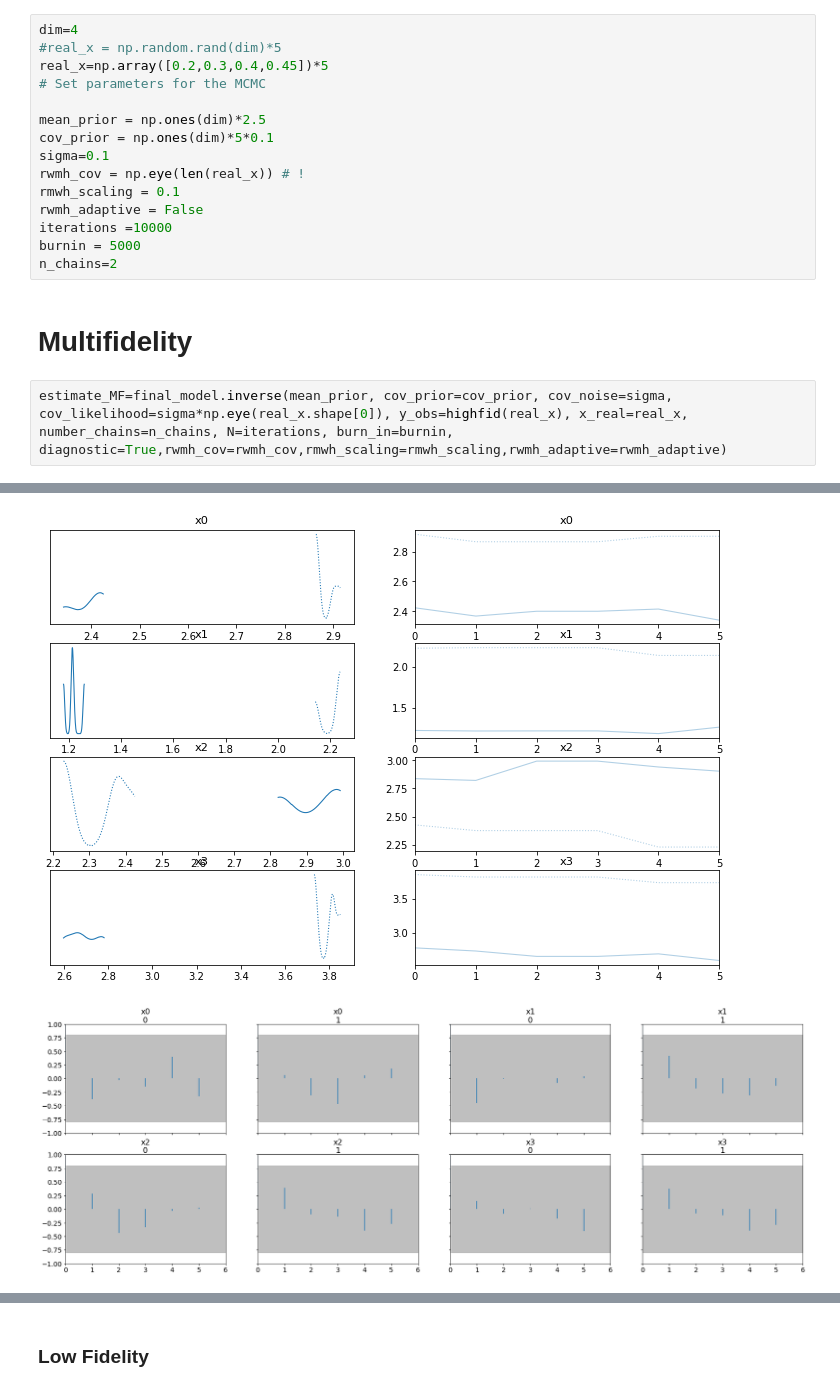
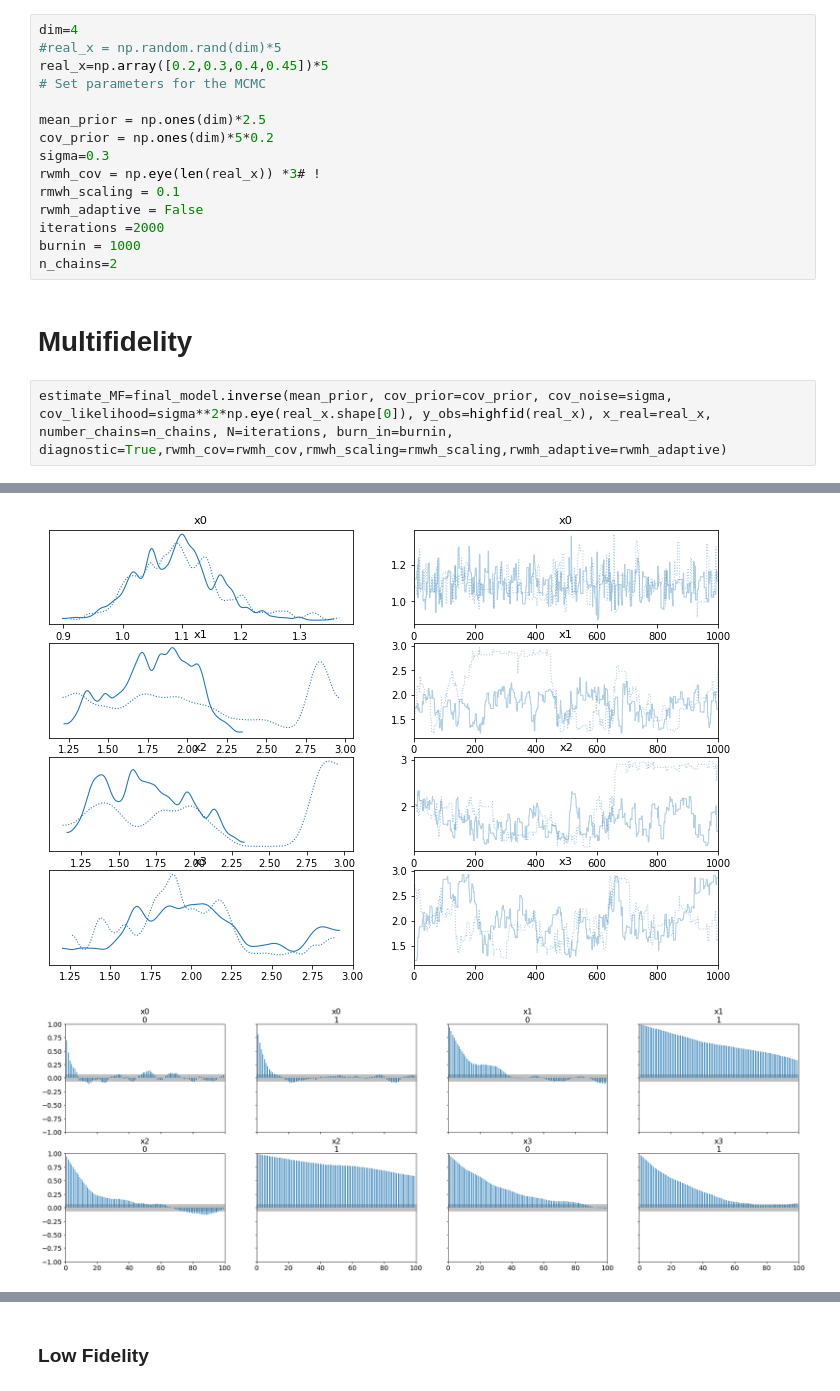
Before and after one commit to Jackmos/Multi-Fidelity-MCMC-methods, a Jupyter notebook: PACS_project2/1DBench_MCMC/main_base_case.ipynb, the cells around one changed output, grey strips where cells are left out. Cells and saved outputs as stored; diff of their text form.

```diff
--- a/PACS_project2/1DBench_MCMC/main_base_case.ipynb
+++ b/PACS_project2/1DBench_MCMC/main_base_case.ipynb
@@ -166,18 +157,18 @@ real_x=np.array([0.2,0.3,0.4,0.45])*5
 # Set parameters for the MCMC
 
 mean_prior = np.ones(dim)*2.5
-cov_prior = np.ones(dim)*5*0.1
-sigma=0.1
-rwmh_cov = np.eye(len(real_x)) # !
+cov_prior = np.ones(dim)*5*0.2
+sigma=0.3
+rwmh_cov = np.eye(len(real_x)) *3# !
 rmwh_scaling = 0.1
 rwmh_adaptive = False
-iterations =10000
-burnin = 5000
+iterations =2000
+burnin = 1000
 n_chains=2
 # %% [markdown]
 # Multifidelity
 # %%
-estimate_MF=final_model.inverse(mean_prior, cov_prior=cov_prior, cov_noise=sigma, cov_likelihood=sigma*np.eye(real_x.shape[0]), y_obs=highfid(real_x), x_real=real_x, number_chains=n_chains, N=iterations, burn_in=burnin, diagnostic=True,rwmh_cov=rwmh_cov,rmwh_scaling=rmwh_scaling,rwmh_adaptive=rwmh_adaptive)
+estimate_MF=final_model.inverse(mean_prior, cov_prior=cov_prior, cov_noise=sigma, cov_likelihood=sigma**2*np.eye(real_x.shape[0]), y_obs=highfid(real_x), x_real=real_x, number_chains=n_chains, N=iterations, burn_in=burnin, diagnostic=True,rwmh_cov=rwmh_cov,rmwh_scaling=rmwh_scaling,rwmh_adaptive=rwmh_adaptive)
 # %% [output]
 real values are [1.   1.5  2.   2.25]
 Sampling chain 1/2
@@ -198,2 +191,2 @@ Autocorrelation...
-[figure, old version]
+[figure, new version]
-[figure, old version]
+[figure, new version]
```
Also changed, not shown: parts of 6 cells of this notebook, 37 other files.
